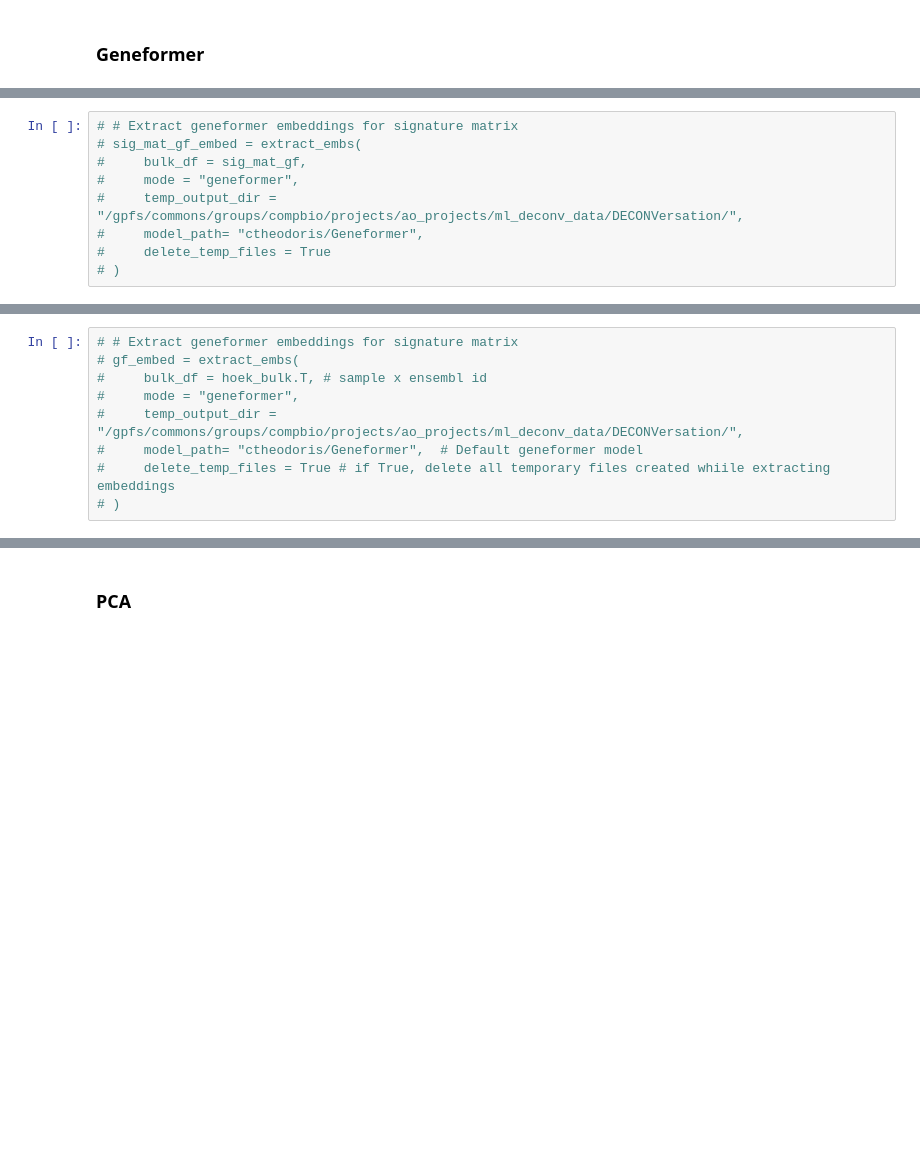
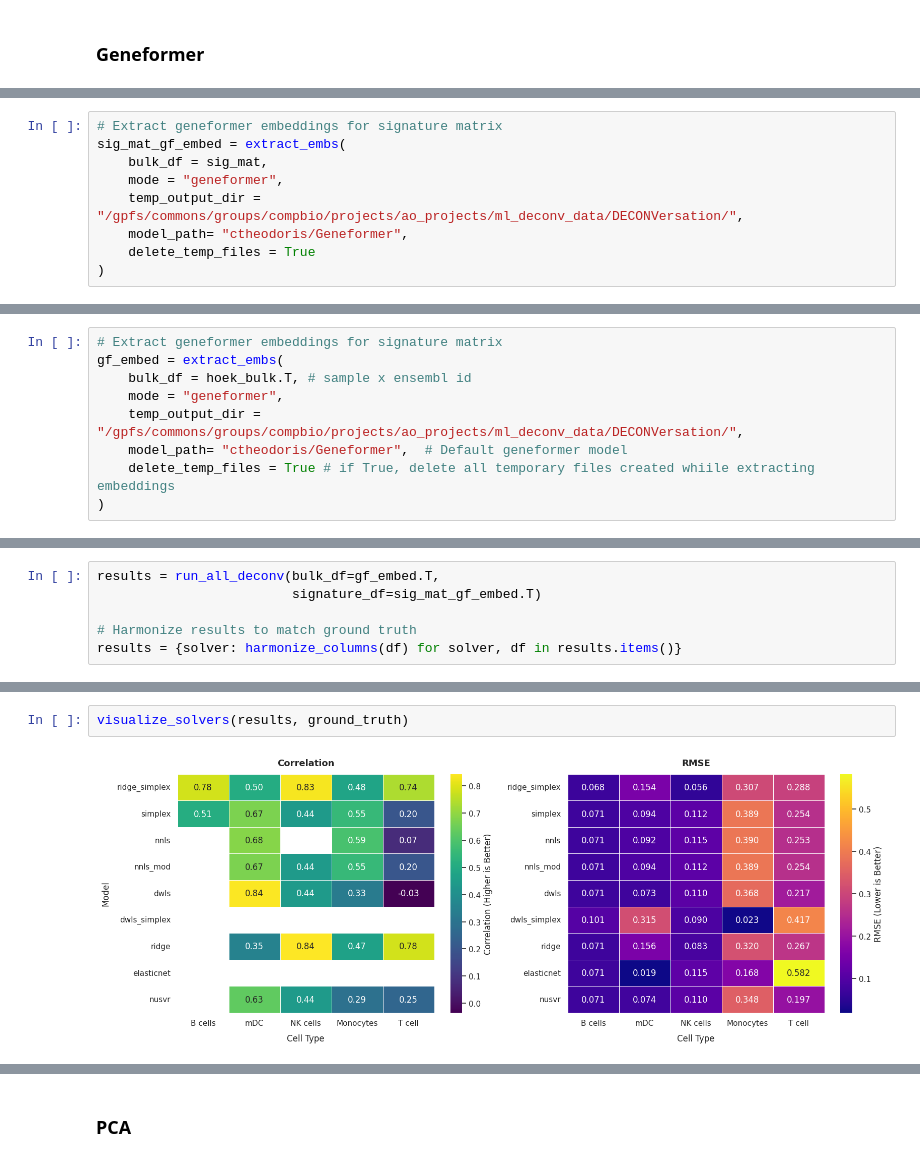
Before and after one commit to Eastmanmd/DECONVersation, a Jupyter notebook: tutorials/extracting_embeddings_from_bulk_all_solvers.ipynb, the cells around one changed output, grey strips where cells are left out. Drawn from its saved outputs; the diff is of its cells as text; blank space fills up the shorter version.

```diff
--- a/tutorials/extracting_embeddings_from_bulk_all_solvers.ipynb
+++ b/tutorials/extracting_embeddings_from_bulk_all_solvers.ipynb
@@ -75,9 +112,9 @@ scVI successfully imported.
 # %%
-# # Extract geneformer embeddings for signature matrix
-# sig_mat_gf_embed = extract_embs(
-#     bulk_df = sig_mat_gf,
-#     mode = "geneformer",
-#     temp_output_dir = "/gpfs/commons/groups/compbio/projects/ao_projects/ml_deconv_data/DECONVersation/",
-#     model_path= "ctheodoris/Geneformer",
-#     delete_temp_files = True
-# )
+# Extract geneformer embeddings for signature matrix
+sig_mat_gf_embed = extract_embs(
+    bulk_df = sig_mat,
+    mode = "geneformer",
+    temp_output_dir = "/gpfs/commons/groups/compbio/projects/ao_projects/ml_deconv_data/DECONVersation/",
+    model_path= "ctheodoris/Geneformer",
+    delete_temp_files = True
+)
@@ -84,9 +142,9 @@ scVI successfully imported.
 # %%
-# # Extract geneformer embeddings for signature matrix
-# gf_embed = extract_embs(
-#     bulk_df = hoek_bulk.T, # sample x ensembl id
-#     mode = "geneformer",
-#     temp_output_dir = "/gpfs/commons/groups/compbio/projects/ao_projects/ml_deconv_data/DECONVersation/",
-#     model_path= "ctheodoris/Geneformer",  # Default geneformer model
-#     delete_temp_files = True # if True, delete all temporary files created whiile extracting embeddings
-# )
+# Extract geneformer embeddings for signature matrix
+gf_embed = extract_embs(
+    bulk_df = hoek_bulk.T, # sample x ensembl id
+    mode = "geneformer",
+    temp_output_dir = "/gpfs/commons/groups/compbio/projects/ao_projects/ml_deconv_data/DECONVersation/",
+    model_path= "ctheodoris/Geneformer",  # Default geneformer model
+    delete_temp_files = True # if True, delete all temporary files created whiile extracting embeddings
+)
@@ -92,0 +162,6 @@ scVI successfully imported.
+# %%
+results = run_all_deconv(bulk_df=gf_embed.T,
+                         signature_df=sig_mat_gf_embed.T)
+
+# Harmonize results to match ground truth
+results = {solver: harmonize_columns(df) for solver, df in results.items()}
@@ -92,0 +193,4 @@ scVI successfully imported.
+# %%
+visualize_solvers(results, ground_truth)
+# %% [output]
+[figure, added]
```
Also changed, not shown: parts of 22 cells of this notebook, 1 other file.
